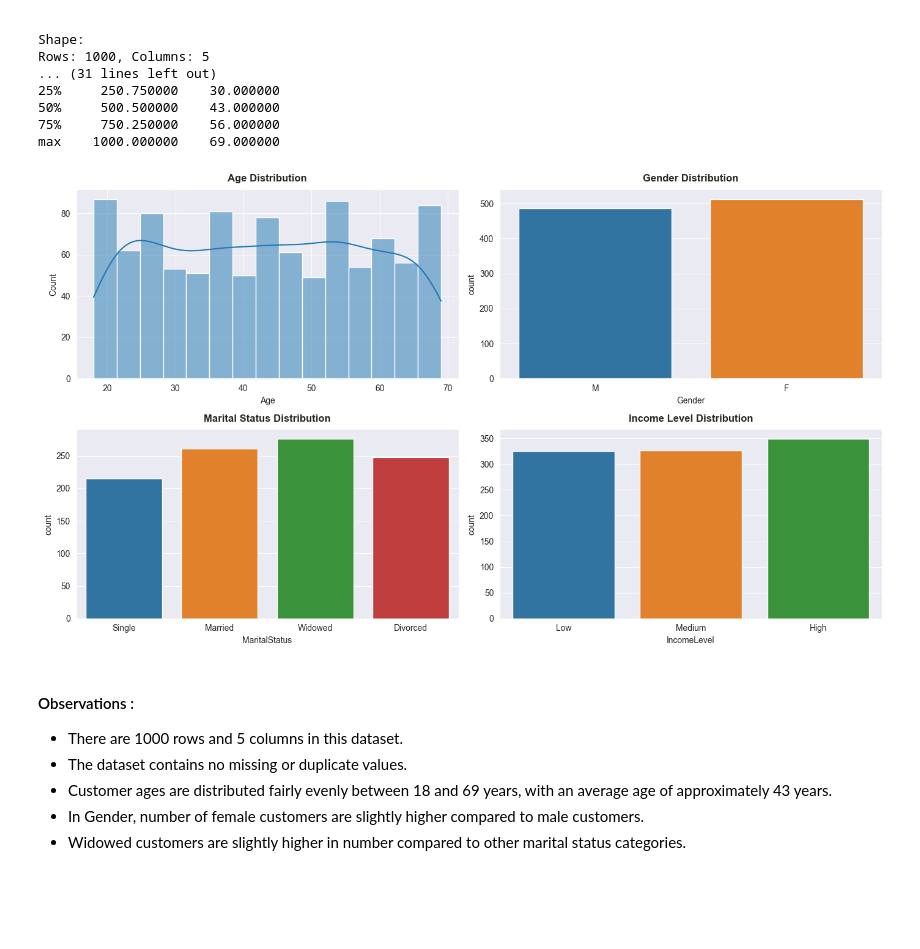
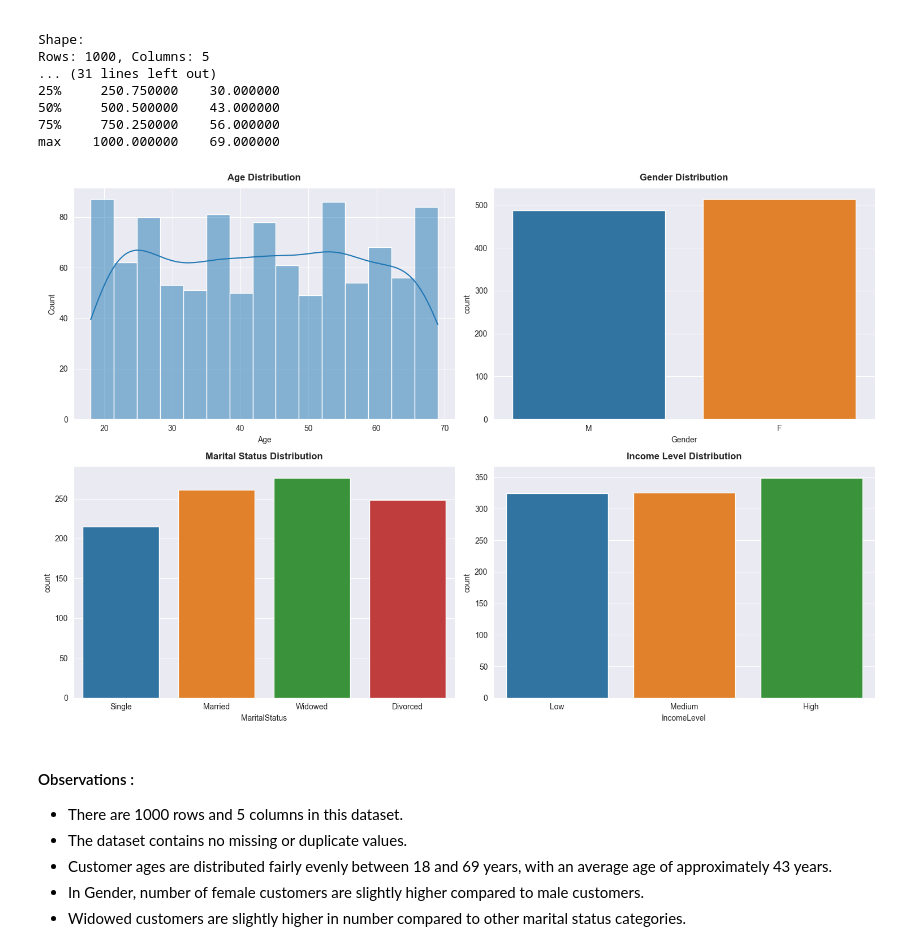
Before and after one commit to ashishpra28/Lloyds-Banking-Group-Job-Simulation, a Jupyter notebook: notebooks/Task1-EDA.ipynb, the cells around one changed output. Drawn from its saved outputs; the diff is of its cells as text; code cells hidden in the pictures; blank space fills up the shorter version.

Commit message:
Basic inspection done of all 5 tables and plots updated

```diff
--- a/notebooks/Task1-EDA.ipynb
+++ b/notebooks/Task1-EDA.ipynb
@@ -102,7 +102,7 @@ Rows: 1000, Columns: 5
 max    1000.000000    69.000000
 # %%
 # Define figure size
-plt.figure(figsize=(14,8))
+plt.figure(figsize=(15,10))
 
 # Age Distribution
 plt.subplot(2,2,1)
@@ -112,34 +112,34 @@ sns.despine()
 
 # Gender Distribution
 plt.subplot(2,2,2)
 sns.countplot(data=customer_demographics, x='Gender',palette='tab10')
 plt.title('Gender Distribution', fontweight='bold',pad=10)
 sns.despine()
 
 # Marital Status Distribution
 plt.subplot(2,2,3)
 sns.countplot(data=customer_demographics, x='MaritalStatus',palette='tab10')
 plt.title('Marital Status Distribution', fontweight='bold',pad=10)
 sns.despine()
 
 # Income Level Distribution
 plt.subplot(2,2,4)
 sns.countplot(data=customer_demographics, x='IncomeLevel',palette='tab10')
 plt.title('Income Level Distribution', fontweight='bold',pad=10)
 sns.despine()
 
 plt.tight_layout()
 
 # Save figure
 plt.savefig(
     '../plots/Customer_Demographics_overview.png',
     dpi=300,
     bbox_inches='tight'
 )
 
 plt.show()
 # %% [output]
-[figure, old version]
+[figure, new version]
 # %% [markdown]
 #### Observations :
 - There are 1000 rows and 5 columns in this dataset.
```
Also changed, not shown: parts of 8 cells of this notebook, 4 other files.
